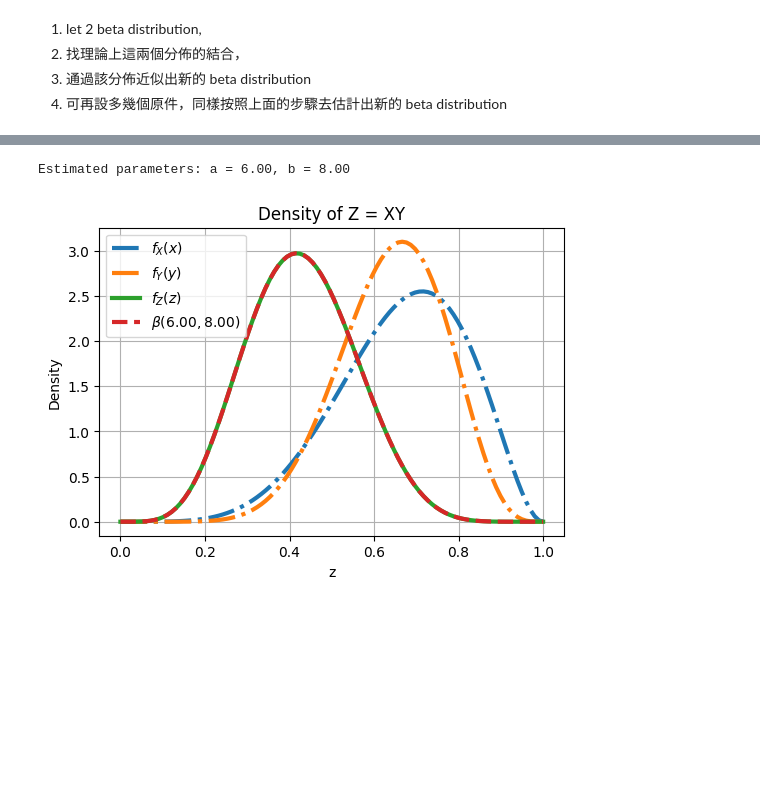
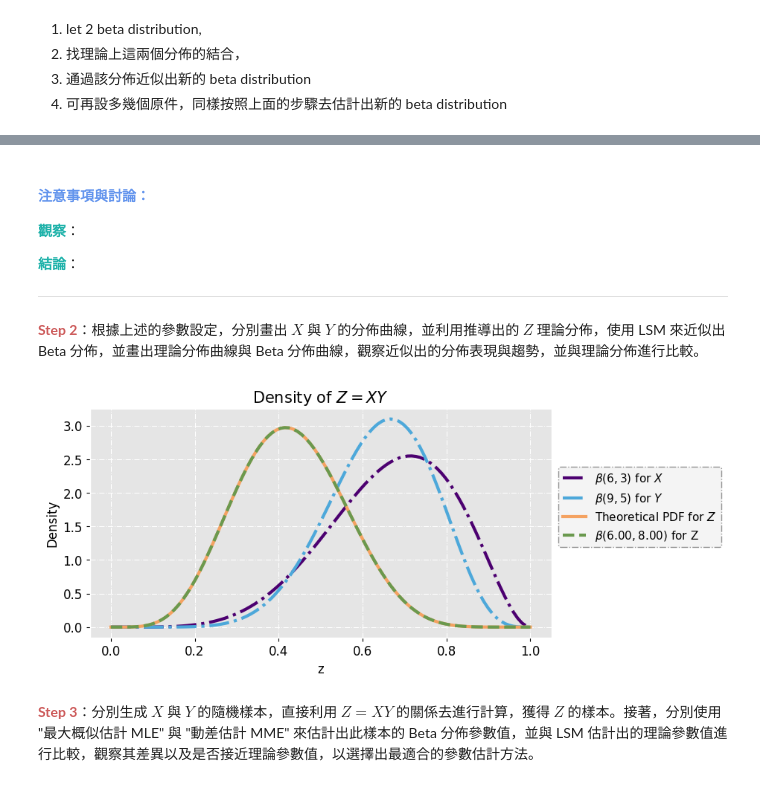
Before and after one commit to shengsia02/StatComp, a Jupyter notebook: hw6/StatComp_411078064_.ipynb, the cells around one changed output, grey strips where cells are left out. Drawn from its saved outputs; the diff is of its cells as text; code cells hidden in the pictures; blank space fills up the shorter version.

```diff
--- a/hw6/StatComp_411078064_.ipynb
+++ b/hw6/StatComp_411078064_.ipynb
@@ -55,51 +293,71 @@ $$ \min_{\substack{a, b > 0}} \int_{0}^{1} (f(z) - \beta(z|a,b))^2 \; dz $$
+# %% [markdown]
+#### **<font color=cornflowerblue>注意事項與討論：</font>**
+
+**<font color=lightseagreen>觀察</font>**：
+
+**<font color=lightseagreen>結論</font>**：
+
+<hr>
+# %% [markdown]
+**<font color=indianred>Step 2</font>**：根據上述的參數設定，分別畫出 $X$ 與 $Y$ 的分佈曲線，並利用推導出的 $Z$ 理論分佈，使用 LSM 來近似出 Beta 分佈，並畫出理論分佈曲線與 Beta 分佈曲線，觀察近似出的分佈表現與趨勢，並與理論分佈進行比較。
 # %%
+## 初始設定
 # 設定參數
 a1, b1, a2, b2 = 6, 3, 9, 5
 # 設定 X, Y 的分配
 fx = lambda x: beta.pdf(x, a1, b1)
 fy = lambda y: beta.pdf(y, a2, b2)
-
+# 計算理論 Z 的 PDF
 z = np.linspace(0, 1, 100)
 def f(z):
     fxy = lambda y : fy(y) * fx(z / y) / y  # define the integrand: inline
     tmp = integrate.quad(fxy, z, 1)
     return tmp[0]
 fz = np.vectorize(f)(z)  # z 如果是 array，就會自動對每個元素呼叫 f，並且返回一個 array
 
-# 用另一個貝他分配 \beta(a,b) 來近似 Z 的分配
-# 定義最小值函數
+
+## 用另一個 Beta 分配 \beta(a,b) 來近似 Z 的分配
+# 定義 LSM 函數
 def est_beta_param(params):
     a, b = params
     beta_pdf = lambda z: beta.pdf(z, a, b)
     integrand = lambda z: (f(z) - beta_pdf(z)) ** 2
     integral = integrate.quad(integrand, 0, 1)
     return integral[0]
-
 # 初始值
-initial = [2, 2]
+initial = [6, 8]
 # 設定邊界
 bounds = [(0, np.inf), (0, np.inf)]
-
-# 使用 minimize 來最小化目標函數
-result = minimize(est_beta_param, initial, bounds = bounds \
-                  , method = 'L-BFGS-B')
+# 使用 minimize 來估計出參數
+result = minimize(est_beta_param, initial, bounds = bounds , method = 'SLSQP')
 # 獲取估計的參數
 a_hat, b_hat = result.x
-print(f"Estimated parameters: a = {{:.2f}}, b = {{:.2f}}".format(a_hat, b_hat))
 
-# 畫圖
-fig = plt.figure(figsize=(6, 4))
-plt.plot(z, fx(z), label='$f_X(x)$', linestyle='-.', linewidth = 3)
-plt.plot(z, fy(z), label='$f_Y(y)$', linestyle='-.', linewidth = 3)
-plt.plot(z, fz, label='$f_Z(z)$', linewidth = 3)
-plt.plot(z, beta.pdf(z, a_hat, b_hat), linestyle='--', linewidth = 3 \
-         , label = '$\\beta({:.2f}, {:.2f})$'.format(a_hat, b_hat))
-plt.xlabel('z')
-plt.ylabel('Density')
-plt.title('Density of Z = XY')
-plt.grid()
-plt.legend()
+
+## 畫圖
+plt.style.use('ggplot')
+fig = plt.figure(figsize=(8, 4))
+plt.plot(z, fx(z), label = f'$\\beta({a1}, {b1})$ for $X$', linestyle = '-.', linewidth = 3
+         , color = '#4c0070')
+plt.plot(z, fy(z), label = f'$\\beta({a2}, {b2})$ for $Y$', linestyle = '-.', linewidth = 3
+         , color = '#4da8da')
+plt.plot(z, fz, label = f'Theoretical PDF for $Z$' , linewidth = 3, linestyle = '-'
+         , color = '#f4a261')
+plt.plot(z, beta.pdf(z, a_hat, b_hat), label = f'$\\beta({a_hat:.2f}, {b_hat:.2f})$ for Z'
+         , linewidth = 3, linestyle = '--', color = '#6a994e')
+plt.xlabel('z', fontsize = 12, color = 'black')
+plt.ylabel('Density', fontsize = 12, color = 'black')
+plt.title('Density of $Z = XY$', fontsize = 15, color = 'black')
+plt.tick_params(axis = 'both', labelsize = 12, colors = 'black')
+lgd = plt.legend(edgecolor = '#666666', prop = {'size': 11}, frameon = True \
+                 , bbox_to_anchor = (1.38, 0.77))
+lgd.get_frame().set_linestyle('-.')
+lgd.get_frame().set_alpha(0.4)
+lgd.get_frame().set_linewidth(1)
+lgd.get_frame().set_edgecolor('black')
+plt.grid(True, linestyle = '-.', color = 'white')
 plt.show()
 # %% [output]
-Estimated parameters: a = 6.00, b = 8.00
-[figure, old version]
+[figure, new version]
+# %% [markdown]
+**<font color=indianred>Step 3</font>**：分別生成 $X$ 與 $Y$ 的隨機樣本，直接利用 $Z = XY$ 的關係去進行計算，獲得 $Z$ 的樣本。接著，分別使用 "最大概似估計 MLE" 與 "動差估計 MME" 來估計出此樣本的 Beta 分佈參數值，並與 LSM 估計出的理論參數值進行比較，觀察其差異以及是否接近理論參數值，以選擇出最適合的參數估計方法。
```
Also changed, not shown: parts of 32 cells of this notebook.
